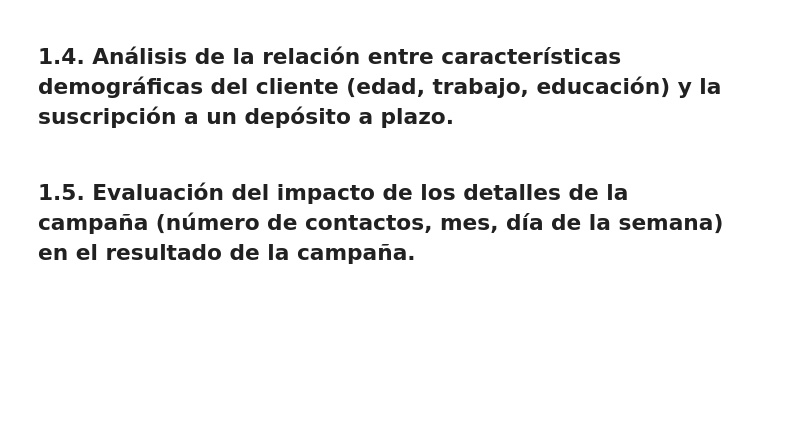
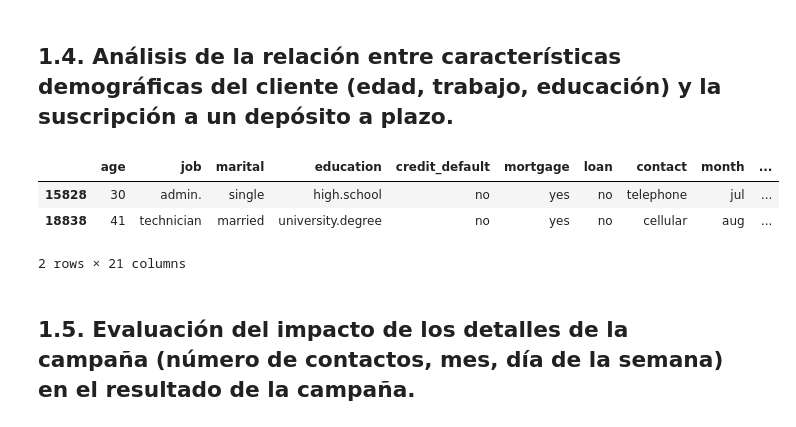
Before and after one commit to arnausans23/data-analytics-tfm, a Jupyter notebook: 1_analisis_datos_v2.ipynb, the cells around one changed output. Drawn from its saved outputs; the diff is of its cells as text; code cells hidden in the pictures; blank space fills up the shorter version.

```diff
--- a/1_analisis_datos_v2.ipynb
+++ b/1_analisis_datos_v2.ipynb
@@ -567,6 +563,13 @@ Número de outliers en la columna "nr_employed": 0
 ###################################################################################
 # %% [markdown]
 ## 1.4. **Análisis de la relación entre características demográficas del cliente (edad, trabajo, educación) y la suscripción a un depósito a plazo.**
+# %%
+df_clean.sample(2)
+# %% [output]
+|  | age | job | marital | education | credit_default | mortgage | loan | contact | month | ... |
+| 15828 | 30 | admin. | single | high.school | no | yes | no | telephone | jul | ... |
+| 18838 | 41 | technician | married | university.degree | no | yes | no | cellular | aug | ... |
+2 rows × 21 columns
 # %% [markdown]
 ## **1.5. Evaluación del impacto de los detalles de la campaña (número de contactos, mes, día de la semana) en el resultado de la campaña.**
 # %% [markdown]
```
Also changed, not shown: parts of 17 cells of this notebook, 1 other file.
